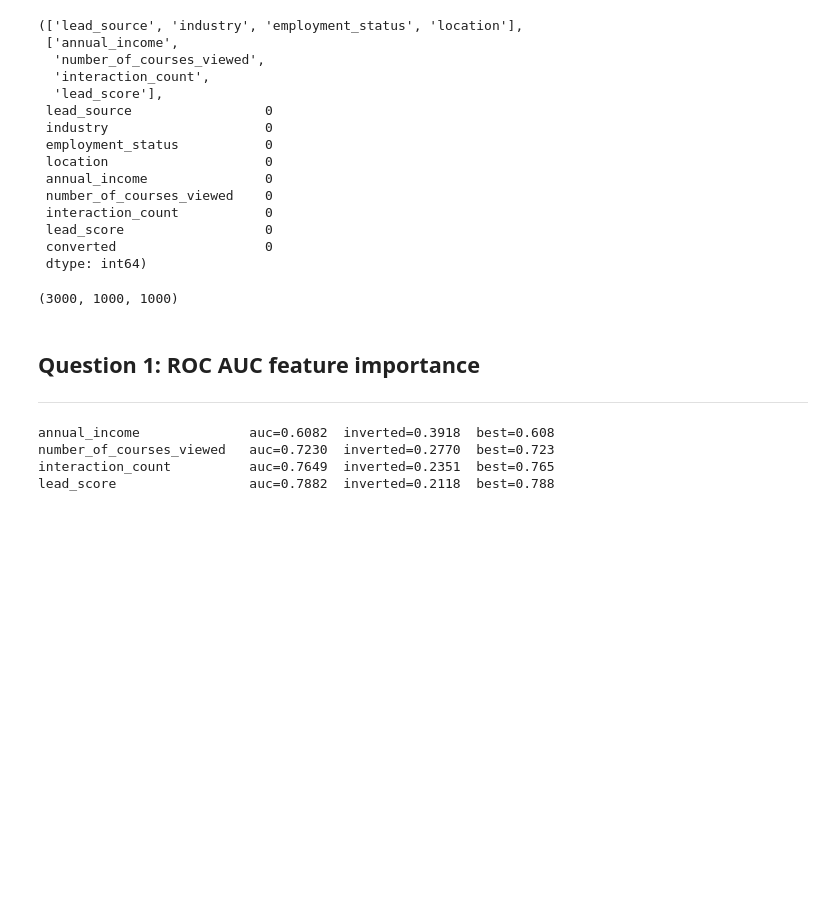
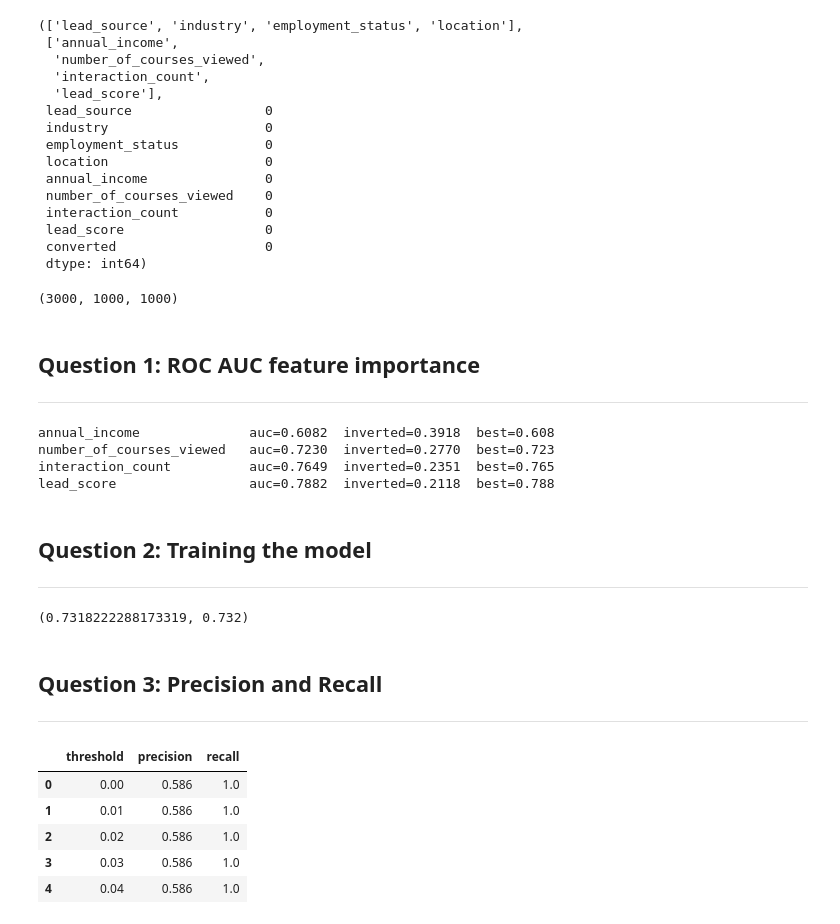
Before and after one commit to fjrNr/ml-zoomcamp, a Jupyter notebook: 04/notebook.ipynb, the cells around one changed output. Saved outputs shown, nothing was run; the diff lists cells and outputs as text; code cells hidden in the pictures; blank space fills up the shorter version.

```diff
--- a/04/notebook.ipynb
+++ b/04/notebook.ipynb
@@ -90,3 +94,45 @@ annual_income              auc=0.6082  inverted=0.3918  best=0.608
 number_of_courses_viewed   auc=0.7230  inverted=0.2770  best=0.723
 interaction_count          auc=0.7649  inverted=0.2351  best=0.765
 lead_score                 auc=0.7882  inverted=0.2118  best=0.788
+# %% [markdown]
+Question 2: Training the model
+---
+---
+# %%
+features = categorical + numerical
+
+dv = DictVectorizer(sparse=False)
+X_train = dv.fit_transform(df_train[features].to_dict(orient='records'))
+X_val = dv.transform(df_val[features].to_dict(orient='records'))
+
+model = LogisticRegression(solver='liblinear', C=1.0, max_iter=1000)
+model.fit(X_train, y_train)
+
+y_pred = model.predict_proba(X_val)[:, 1]
+auc = roc_auc_score(y_val, y_pred)
+auc, round(auc, 3)   # 0.73182 -> 0.732
+# %% [output]
+(0.7318222288173319, 0.732)
+# %% [markdown]
+Question 3: Precision and Recall
+---
+---
+# %%
+thresholds = np.arange(0.0, 1.0, 0.01)
+
+scores = []
+for t in thresholds:
+    y_hat = (y_pred >= t).astype(int)
+    p = precision_score(y_val, y_hat, zero_division=0)
+    r = recall_score(y_val, y_hat, zero_division=0)
+    scores.append((t, p, r))
+
+df_scores = pd.DataFrame(scores, columns=['threshold', 'precision', 'recall'])
+df_scores.head()
+# %% [output]
+|  | threshold | precision | recall |
+| 0 | 0.00 | 0.586 | 1.0 |
+| 1 | 0.01 | 0.586 | 1.0 |
+| 2 | 0.02 | 0.586 | 1.0 |
+| 3 | 0.03 | 0.586 | 1.0 |
+| 4 | 0.04 | 0.586 | 1.0 |
```
Also changed, not shown: parts of 3 cells of this notebook.
